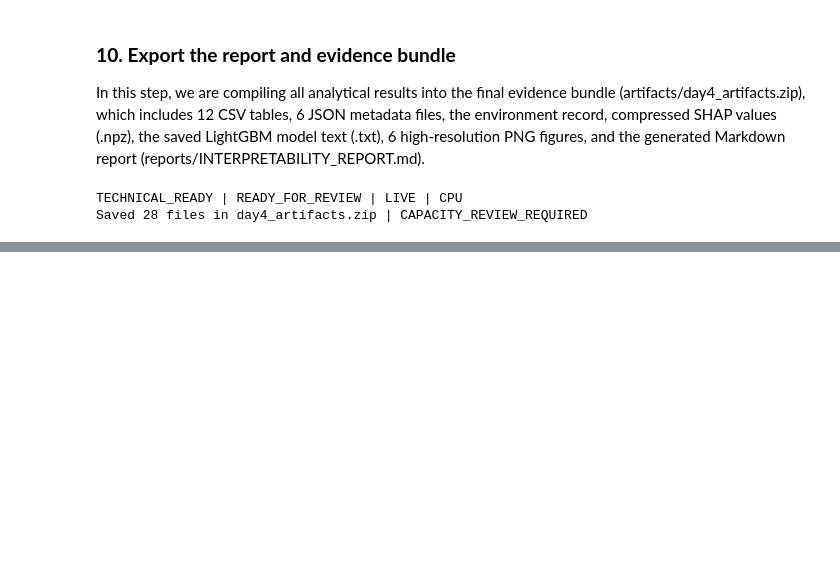
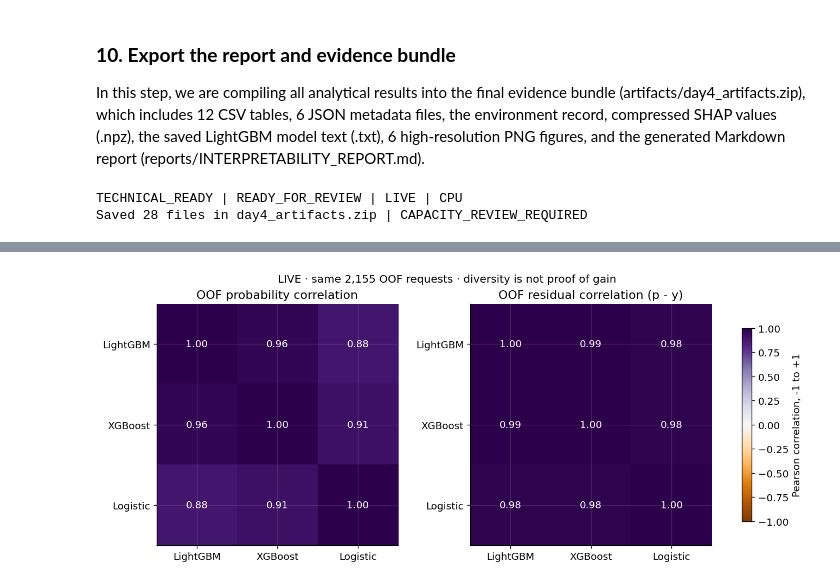
Before and after one commit to Sarah-Alabdulwahab/SDA-DSC-211-SA, a Jupyter notebook: Sarah_Alabdulwahab(SDA_DSC_211).ipynb, the cells around one changed output, grey strips where cells are left out. Saved outputs shown, nothing was run; the diff lists cells and outputs as text; code cells hidden in the pictures; blank space fills up the shorter version.

```diff
--- a/Sarah_Alabdulwahab(SDA_DSC_211).ipynb
+++ b/Sarah_Alabdulwahab(SDA_DSC_211).ipynb
@@ -1056,0 +1010,9 @@ Missing: []
+# %%
+responses = {"leak_example": "The leakage audit identified days_past_due_60 and collection_calls as post-outcome fields. Both were removed because their information becomes available after the application date and therefore would not be available when making the original prediction. The audit retained 22 eligible predictors and removed no duplicate rows.", #Name one leaked field and explain why its information was unavailable at application time.
+             "split_reason": "The notebook uses three chronological forward-validation folds to simulate predicting later applications using historical data. It excludes training labels that have not completed the 90-day maturity period and removes customers appearing in each validation fold from that fold's training data. All three folds had zero shared customers, and the latest training labels were available by June 30, 2023, December 31, 2023 and June 30, 2024, respectively.", #Justify time ordering, customer separation and the strict 90-day maturity rule.
+             "observed_gap": "The leaky random control achieved a mean AP of 0.9988, compared with 0.3133 for the honest tuned protocol, a difference of 0.6855. Their mean ROC-AUC scores were 0.9999 and 0.7855, respectively, a difference of 0.2144. This demonstrates how leakage can dramatically inflate performance. The honest fixed protocol achieved a mean AP of 0.3153, slightly higher than the honest tuned protocol at 0.3133. These results do not establish universal model superiority because the protocols use different validation populations and the three forward folds represent specific time periods.", #Cite two numerical gaps from your validation table and explain why they do not prove universal superiority.
+             "imputer_reason": "Imputation values must be learned only from training data to prevent information from validation rows influencing preprocessing. The inner stopping set controls the selected number of trees by monitoring validation log loss, helping prevent overfitting before refitting on the full fold-training data.", #Explain why imputation is learned inside training and what the inner stopping set controls.
+             "limitations": "The search was bounded to eight trials and a 120-second budget, so it may not identify the globally best hyperparameters. Also, only 5,039 of 10,000 rows received OOF predictions, giving 50.39% whole-dataset coverage; the sequential folds are also dependent on their particular time periods."} #State one search-budget limitation and one OOF-coverage or fold-dependence limitation.
+checkpoint = reflection_check(responses)
+print(checkpoint["status"])
+print("Missing:", checkpoint["missing"])
@@ -2092,0 +2271,12 @@ Saved 28 files in day4_artifacts.zip | CAPACITY_REVIEW_REQUIRED
+# %%
+try:
+    if USE_OOF_EXAMPLE:
+        raise EnsembleBudgetExpired("Educational OOF example requested.")
+    oof, fold_scores, oof_provenance = nested_comparison(pool, contract, config)
+except EnsembleBudgetExpired:
+    oof, fold_scores, oof_provenance = load_example(ROOT / "data/tamweel_oof_matrix.csv",
+        ROOT / "data/day5_oof_example.json", pool, config, assessment_mode=ASSESSMENT_MODE)
+SOURCE = oof.source.iloc[0]
+if SOURCE != "LIVE": print("EDUCATIONAL_EXAMPLE — للمناقشة فقط، دون نموذج نهائي أو تسليم.")
+display(oof[["application_id","fold",*BASE,*ENSEMBLES]].head().round(4))
+print(f"{SOURCE}: {len(oof):,} OOF rows across three forward periods; warm-up rows have no outer OOF.")
@@ -2092,0 +2294,16 @@ Saved 28 files in day4_artifacts.zip | CAPACITY_REVIEW_REQUIRED
+# %%
+correlation = oof[list(BASE)].corr()
+residual_correlation = oof[list(BASE)].sub(oof[TARGET], axis=0).corr()
+fig, axes = plt.subplots(1,2,figsize=(11,4.5),layout="constrained")
+for ax, table, title in [(axes[0],correlation,"OOF probability correlation"),(axes[1],residual_correlation,"OOF residual correlation (p - y)")]:
+    im = ax.imshow(table, vmin=-1, vmax=1, cmap="PuOr")
+    ax.set_xticks(range(3),BASE); ax.set_yticks(range(3),BASE); ax.set_title(title)
+    for i in range(3):
+        for j in range(3):
+            value=table.iloc[i,j]
+            ax.text(j,i,f"{value:.2f}",ha="center",va="center",color="white" if abs(value)>.6 else "#222")
+fig.colorbar(im,ax=axes,shrink=.8,label="Pearson correlation, -1 to +1")
+fig.suptitle(f"{SOURCE} · same {len(oof):,} OOF requests · diversity is not proof of gain",fontsize=12)
+fig.savefig(ARTIFACTS / "day5_diversity.png",bbox_inches="tight"); plt.show()
+# %% [output]
+[figure, added]
```
Also changed, not shown: parts of 51 cells of this notebook.
